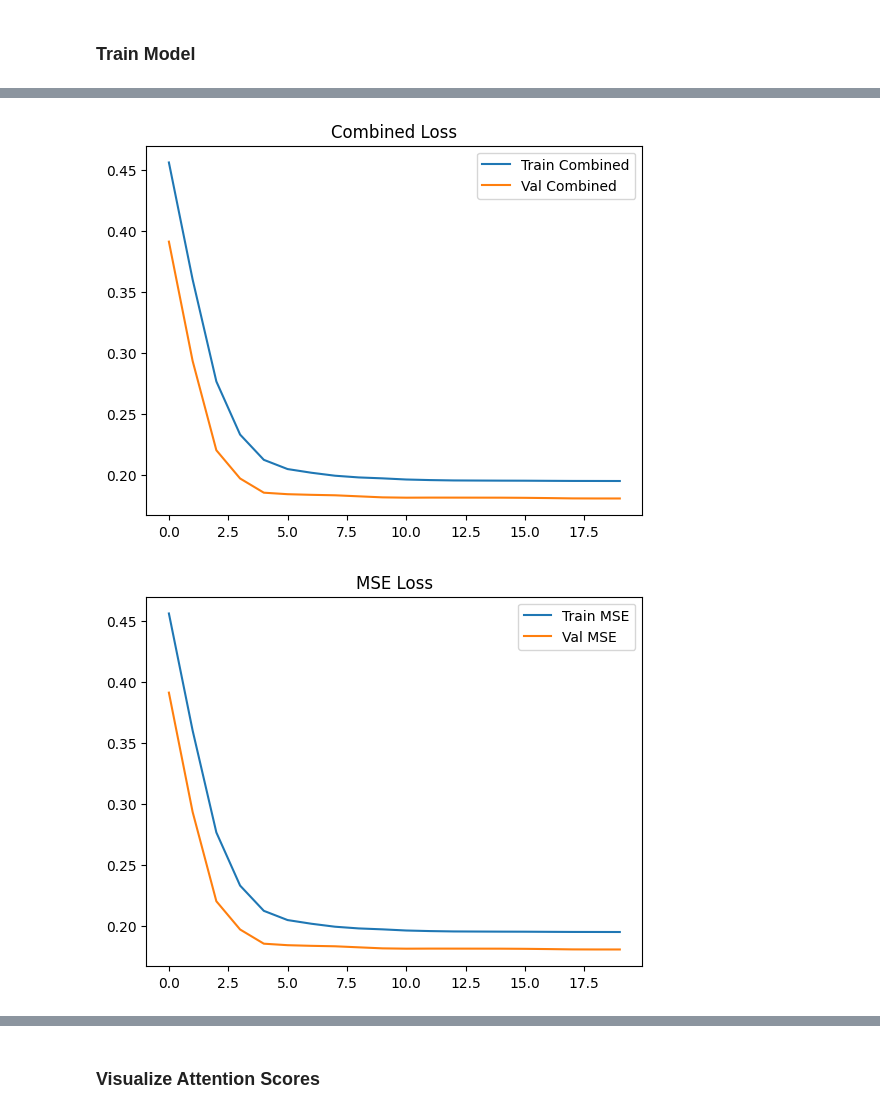
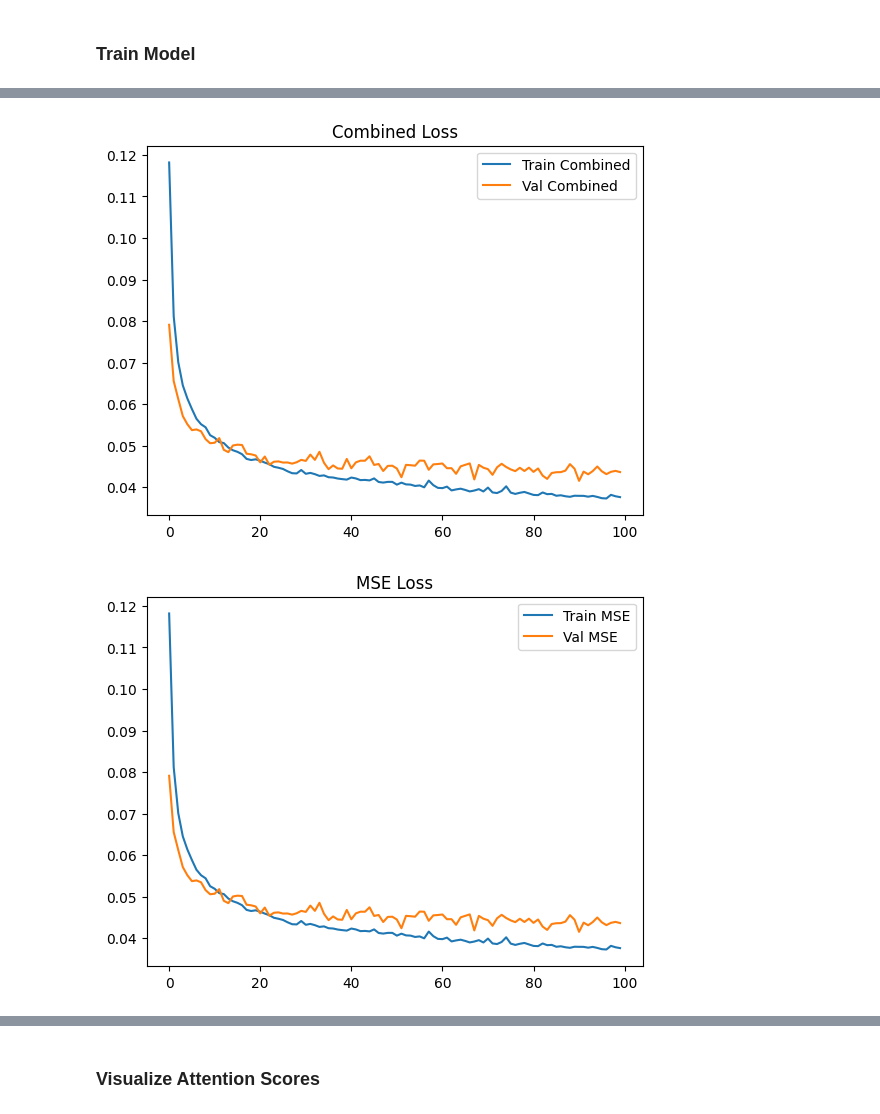
Before and after one commit to LukeV37/Pythia, a Jupyter notebook: Jet_Attention_Model_Event_Level.ipynb, the cells around one changed output, grey strips where cells are left out. Saved outputs shown, nothing was run; the diff lists cells and outputs as text; code cells hidden in the pictures.

```diff
--- a/Jet_Attention_Model_Event_Level.ipynb
+++ b/Jet_Attention_Model_Event_Level.ipynb
@@ -162,7 +162,7 @@ for event in range(num_events):
         #fail_trks = trk_feats[event][jet][not_mask]
 
         jet_f = np.array(jet_feats[event][jet], dtype=np.float32)
-        trk_f = np.array(pass_trks[:,0:-1], dtype=np.float32)
+        trk_f = np.array(pass_trks[:,0:3], dtype=np.float32)
         trk_l = np.array(pass_trks[:,-1], dtype=np.float32)
 
         Jet_List.append(Jet(jet_f,trk_f,trk_l))
@@ -175,7 +175,7 @@ Events_training = Event_Jet_List[0:int(0.6*num_events)]
 Events_validation = Event_Jet_List[int(0.6*num_events):int(0.7*num_events)]
 Events_testing = Event_Jet_List[int(0.7*num_events):]
 
-print()
+print("Processing: ", num_events, " / ", num_events)
 print("Training Events: ", len(Events_training))
 print("Validation Events: ", len(Events_validation))
 print("Testing Events: ", len(Events_testing))
@@ -277,10 +277,10 @@ class Model(nn.Module):
     def __init__(self):
         super(Model, self).__init__()
 
-        self.embed_dim = 256
+        self.embed_dim = 128
         self.num_heads = 16
         self.num_jet_feats = 3
-        self.num_trk_feats = 6
+        self.num_trk_feats = 3
 
         self.jet_initializer = nn.Linear(self.num_jet_feats, self.embed_dim)
         self.trk_initializer = nn.Linear(self.num_trk_feats, self.embed_dim)
@@ -320,6 +320,7 @@ class Model(nn.Module):
 # %%
 model = Model()
 print(model)
-print(model(jet_tensor,trk_tensor))
+output = model(jet_tensor,trk_tensor)
+#print(output)
 # %% [output]
 Model(
@@ -342,7 +338,7 @@ Model(
 # %% [markdown]
 ### Define Training Loop
 # %%
-def train(model, data, epochs=20):
+def train(model, data, epochs=100):
     train_data, validation_data = data
 
     combined_history = []
@@ -419,7 +415,7 @@ print()
 model = Model()
 model.to(device)
 
-optimizer = optim.Adam(model.parameters(), lr=0.0000001)
+optimizer = optim.Adam(model.parameters(), lr=0.000005)
 
 loss_fn1 = nn.MSELoss()
 loss_fn2 = nn.BCELoss()
@@ -440,11 +436,11 @@ plt.plot(mse_history[:,1], label="Val MSE")
 plt.title('MSE Loss')
 plt.legend()
 plt.show()
-plt.plot(bce_history[:,0], label="Train BCE")
-plt.plot(bce_history[:,1], label="Val BCE")
-plt.title('BCE Loss')
-plt.legend()
-plt.show()
+#plt.plot(bce_history[:,0], label="Train BCE")
+#plt.plot(bce_history[:,1], label="Val BCE")
+#plt.title('BCE Loss')
+#plt.legend()
+#plt.show()
 # %% [output]
 GPU Available:  True
 cuda:0
@@ -466,2 +462,2 @@ Epoch: 19       Train Loss: 0.195026    Val Loss: 0.180704
-[figure, old version]
+[figure, new version]
-[figure, old version]
+[figure, new version]
```
Also changed, not shown: parts of 9 cells of this notebook.
